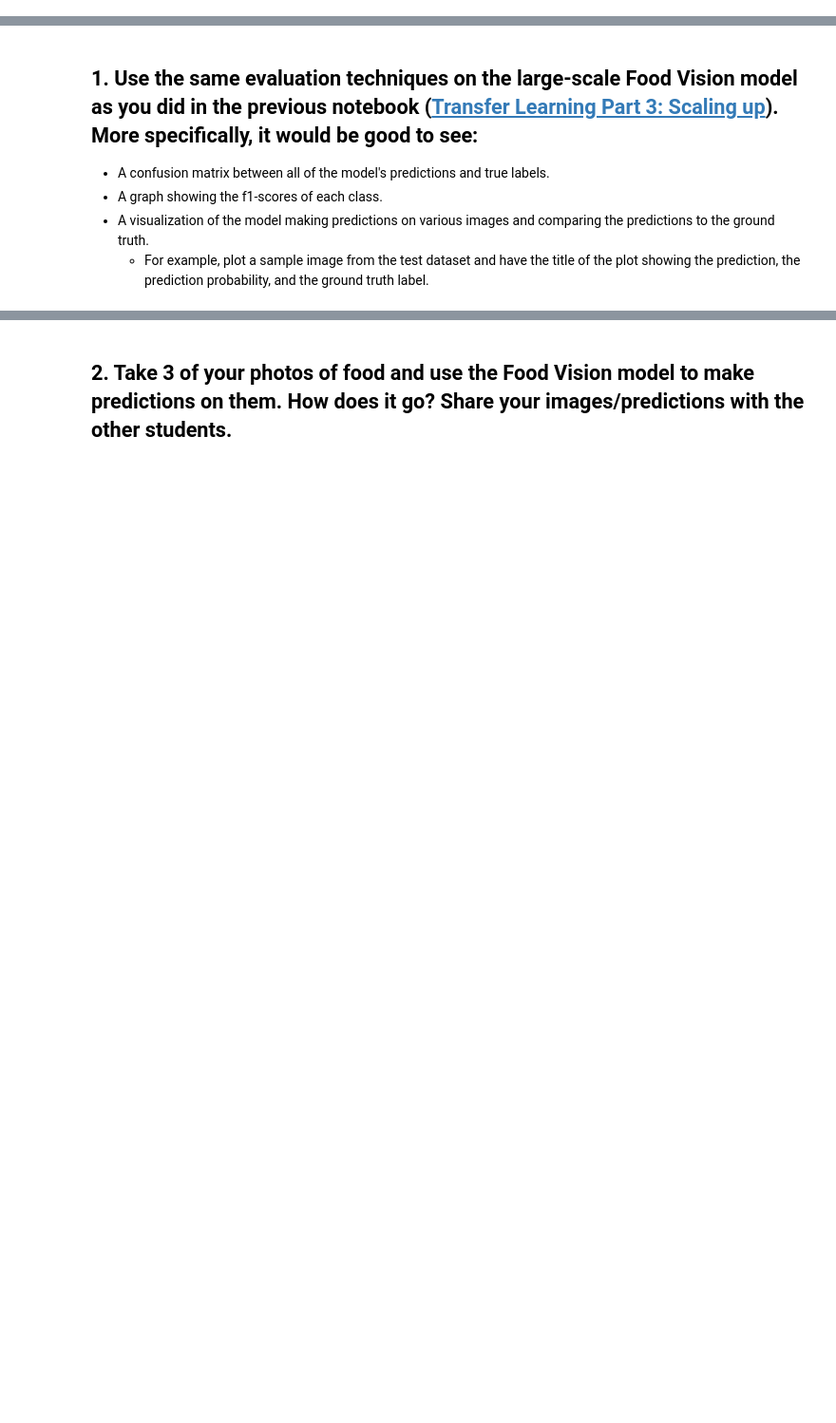
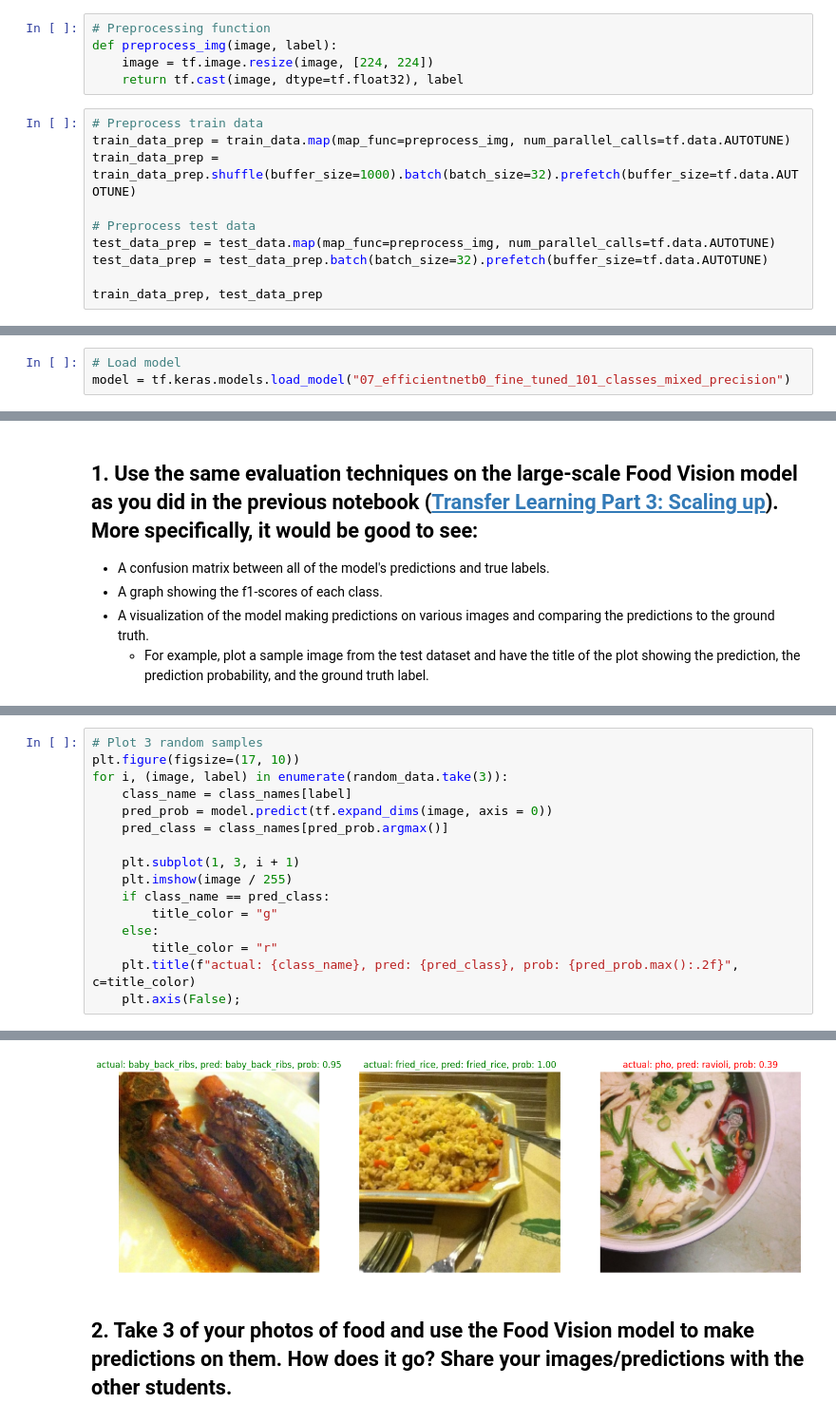
Before and after one commit to yhs2773/TensorFlow-for-Deep-Learning, a Jupyter notebook: Notebooks/07. Milestone Project 1 - 🍔👁 Food Vision Big™ (Exercise).ipynb, the cells around one changed output, grey strips where cells are left out. Shown at 95% size. Drawn from its saved outputs; the diff is of its cells as text; blank space fills up the shorter version.

```diff
--- a/Notebooks/07. Milestone Project 1 - 🍔👁 Food Vision Big™ (Exercise).ipynb
+++ b/Notebooks/07. Milestone Project 1 - 🍔👁 Food Vision Big™ (Exercise).ipynb
@@ -2,0 +43,15 @@
+# %%
+# Preprocessing function
+def preprocess_img(image, label):
+    image = tf.image.resize(image, [224, 224])
+    return tf.cast(image, dtype=tf.float32), label
+# %%
+# Preprocess train data
+train_data_prep = train_data.map(map_func=preprocess_img, num_parallel_calls=tf.data.AUTOTUNE)
+train_data_prep = train_data_prep.shuffle(buffer_size=1000).batch(batch_size=32).prefetch(buffer_size=tf.data.AUTOTUNE)
+
+# Preprocess test data
+test_data_prep = test_data.map(map_func=preprocess_img, num_parallel_calls=tf.data.AUTOTUNE)
+test_data_prep = test_data_prep.batch(batch_size=32).prefetch(buffer_size=tf.data.AUTOTUNE)
+
+train_data_prep, test_data_prep
@@ -2,0 +84,3 @@
+# %%
+# Load model
+model = tf.keras.models.load_model("07_efficientnetb0_fine_tuned_101_classes_mixed_precision")
@@ -11,0 +337,17 @@
+# %%
+# Plot 3 random samples
+plt.figure(figsize=(17, 10))
+for i, (image, label) in enumerate(random_data.take(3)):
+    class_name = class_names[label]
+    pred_prob = model.predict(tf.expand_dims(image, axis = 0))
+    pred_class = class_names[pred_prob.argmax()]
+
+    plt.subplot(1, 3, i + 1)
+    plt.imshow(image / 255)
+    if class_name == pred_class:
+        title_color = "g"
+    else:
+        title_color = "r"
+    plt.title(f"actual: {class_name}, pred: {pred_class}, prob: {pred_prob.max():.2f}", c=title_color)
+    plt.axis(False);
+# %% [output]
@@ -12,2 +357,3 @@
+[figure, added]
 # %% [markdown]
 ## 2. Take 3 of your photos of food and use the Food Vision model to make predictions on them. How does it go? Share your images/predictions with the other students.
```
Also changed, not shown: parts of 30 cells of this notebook.
